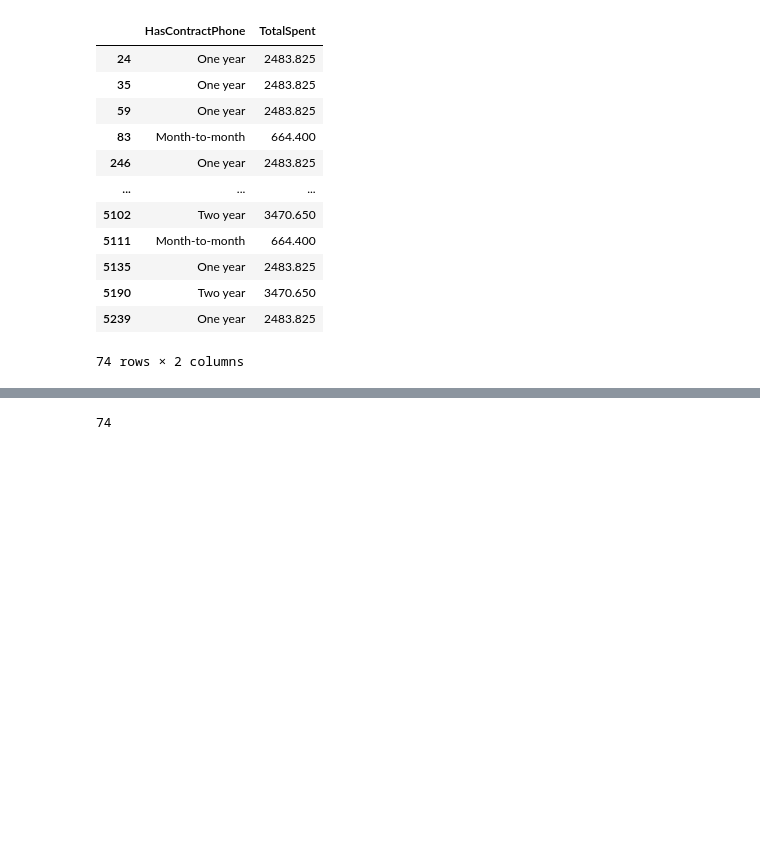
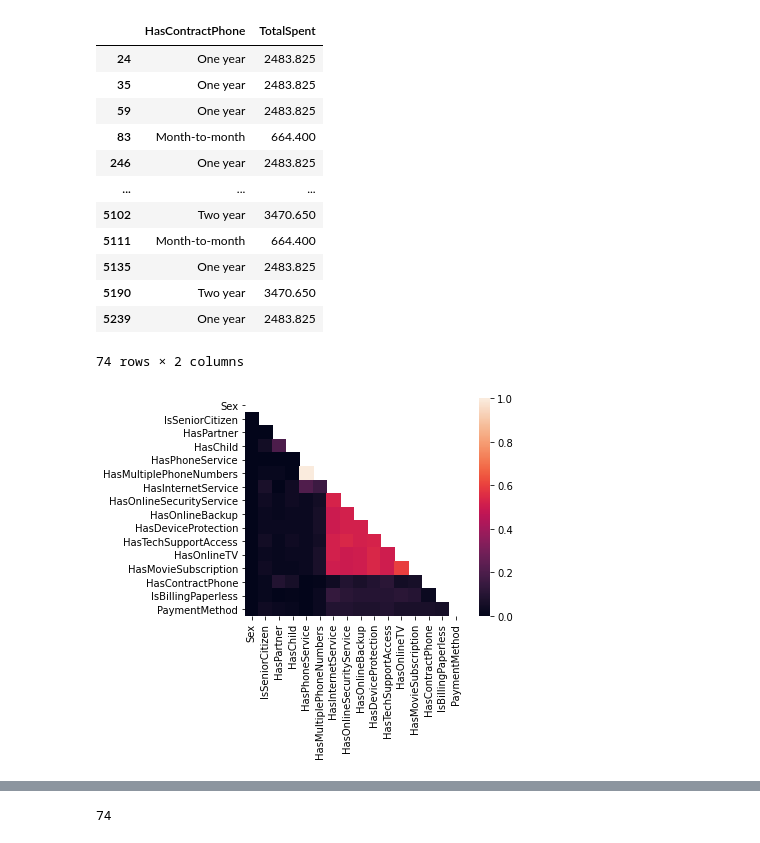
Before and after one commit to MitrofanovDmitry/study, a Jupyter notebook: practice/60 customer churn (dls)/5.ipynb, the cells around one changed output, grey strips where cells are left out. Saved outputs shown, nothing was run; the diff lists cells and outputs as text; code cells hidden in the pictures; blank space fills up the shorter version.

```diff
--- a/practice/60 customer churn (dls)/5.ipynb
+++ b/practice/60 customer churn (dls)/5.ipynb
@@ -286,6 +323,37 @@ check_replacing_outliers(data, 'TotalSpent', 5679.4)
 | 5190 | Two year | 3470.650 |
 | 5239 | One year | 2483.825 |
 74 rows × 2 columns
+# %%
+# Correlation between categorical features (Cramer's V)
+
+def cramers_V(v1, v2):
+    crosstab = np.array(pd.crosstab(v1, v2))
+    stat = stats.chi2_contingency(crosstab)[0]
+    obs = np.sum(crosstab)
+    mini = min(crosstab.shape) - 1
+    return (stat / (obs * mini))
+
+def show_cat_correlation_matrix(data, cat_cols):
+    label = LabelEncoder()
+    data_encoded = pd.DataFrame()
+    for c in cat_cols:
+        data_encoded[c] = label.fit_transform(data[c])
+    rows = []
+    for v1 in data_encoded:
+        col = []
+        for v2 in data_encoded:
+            cramers =cramers_V(data_encoded[v1], data_encoded[v2])
+            col.append(round(cramers, 2))
+        rows.append(col)
+    cramers_results = np.array(rows)
+    df = pd.DataFrame(cramers_results, columns=data_encoded.columns, index=data_encoded.columns)
+    mask = np.zeros_like(df, dtype=bool)
+    mask[np.triu_indices_from(mask)] = True
+    sns.heatmap(df, mask=mask, vmin=0., vmax=1, square=True)
+
+show_cat_correlation_matrix(train_data, cat_cols)
+# %% [output]
+[figure, added]
 # %%
 # Distribution of categorical features
 # And their correlation with the target
```
Also changed, not shown: parts of 10 cells of this notebook, 2 other files.
